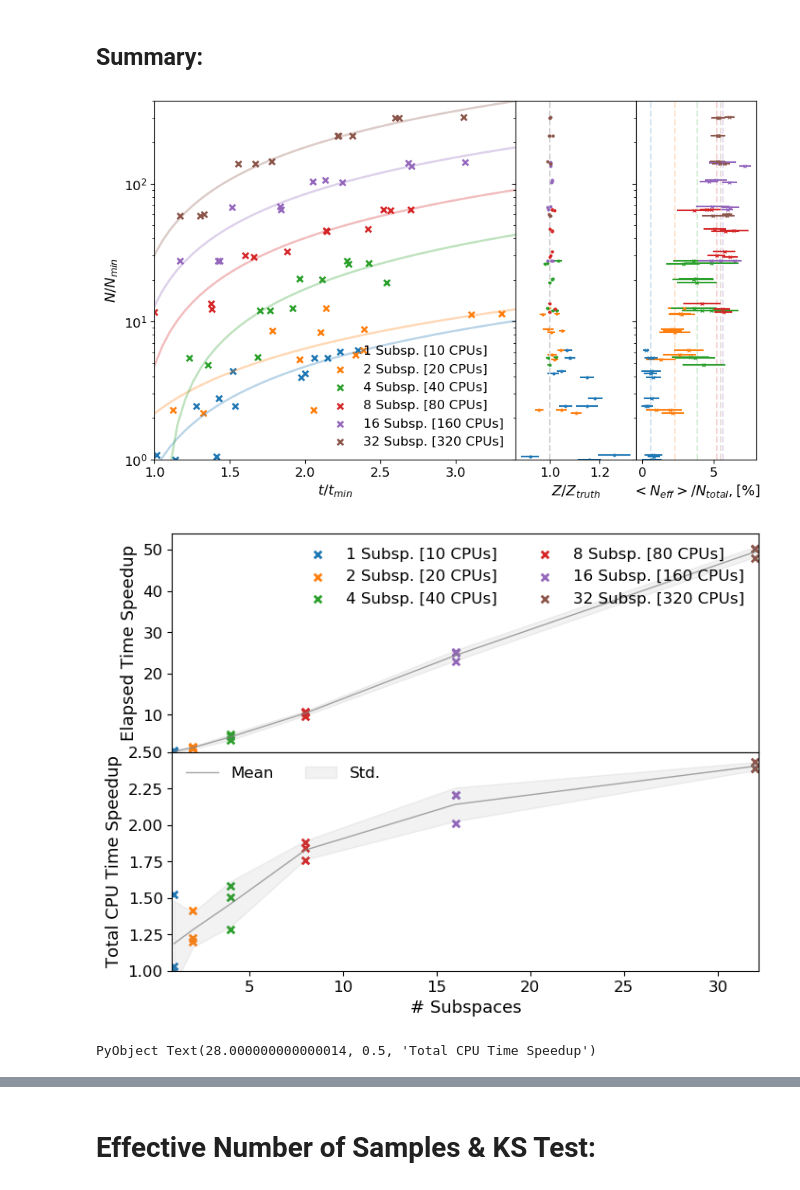
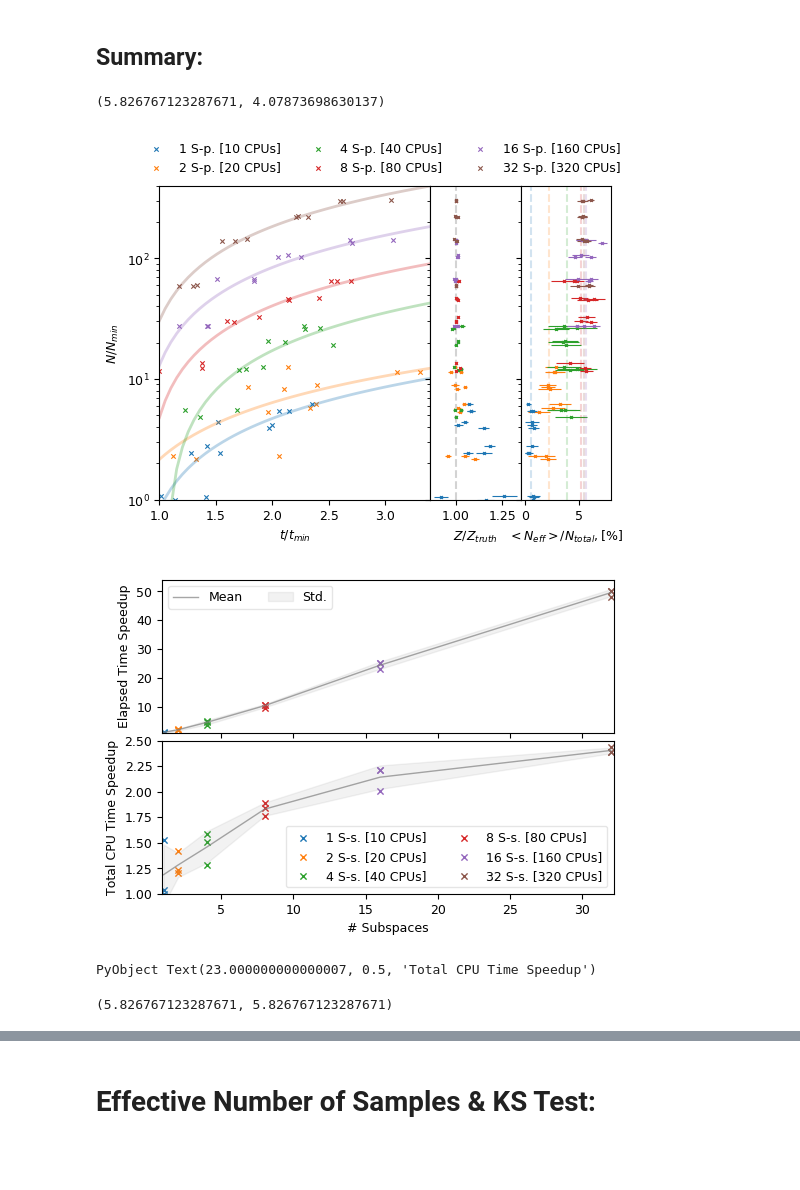
Before and after one commit to VasylHafych/Parallel_Sampling, a Jupyter notebook: notebooks/6-Benchmark-3.ipynb, the cells around one changed output, grey strips where cells are left out. Drawn from its saved outputs; the diff is of its cells as text; code cells hidden in the pictures; blank space fills up the shorter version.

Commit message:
Code for publication plots is added

```diff
--- a/notebooks/6-Benchmark-3.ipynb
+++ b/notebooks/6-Benchmark-3.ipynb
@@ -23,9 +23,9 @@ using PyPlot
 # %%
 using BAT
 # %%
-SMALL_SIZE = 12
-MEDIUM_SIZE = 13
-BIGGER_SIZE = 13
+SMALL_SIZE = 9
+MEDIUM_SIZE = 9
+BIGGER_SIZE = 10
 
 plt.rc("font", size=SMALL_SIZE)          # controls default text sizes
 plt.rc("axes", titlesize=SMALL_SIZE)     # fontsize of the axes title
@@ -328,10 +369,14 @@ PyObject Text(0.5, 24.999999999999996, 'Wall-clock time [s]')
 # %% [markdown]
 ## Summary:
+# %%
+best_size_2 = set_size(latex_width, ratio=0.7)
+# %% [output]
+(5.826767123287671, 4.07873698630137)
 # %%
 min_nsamples = minimum(summary_table.n_samples)
 min_time = minimum(summary_table.wc_total_time)
 
-fig, (ax, ax2, ax3) = plt.subplots(1,3, figsize=(10,6), sharey=true, gridspec_kw=Dict("width_ratios"=> [3, 1, 1]))
+fig, (ax, ax2, ax3) = plt.subplots(1,3, figsize=best_size_2, sharey=true, gridspec_kw=Dict("width_ratios"=> [3, 1, 1]))
 
 fig.subplots_adjust(hspace=0.00, wspace=0.00)
 
@@ -349,47 +394,47 @@ for (w_i, w_n) in enumerate(sort(unique(summary_table.n_subspaces)))
         summary_table.n_samples[mask]./min_nsamples)
 
     ax.scatter(summary_table.wc_total_time[mask]./min_time, summary_table.n_samples[mask]./min_nsamples,
-        marker = "x", s=30, lw=2,
-        color = colors, label="$w_n Subsp. [$(w_n*10) CPUs]")
+        marker = "x", s=10, lw=0.8,
+        color = colors, label="$w_n S-p. [$(w_n*10) CPUs]")
 
     ax.plot(x, f_r.(x), color=colors, alpha=0.3, lw=2)
 
     ax2.errorbar(summary_table.integrals_val[mask],
         summary_table.n_samples[mask]./min_nsamples,
-        markersize=4, lw=1.5,
-        fmt = ".",
+        markersize=2, lw=0.8,
+        fmt = "x",
         color = colors,
         uplims=true, lolims=true,
         xerr = summary_table.integrals_err[mask],)
 
     n_eff_f = mean.(stat_tests.eff_n_samples[mask] ./ stat_tests.n_samples[mask]) .* 100
     n_eff_σ = std.(stat_tests.eff_n_samples[mask] ./ stat_tests.n_samples[mask]) .* 100
     f_samples = stat_tests.n_samples[mask] ./ min_nsamples
 
-    ax3.errorbar(n_eff_f, f_samples, markersize=3, lw=1.5,
+    ax3.errorbar(n_eff_f, f_samples, markersize=2, lw=0.8,
         fmt = "x", alpha=1.,
         color = colors,
         uplims=true, lolims=true,
         xerr = n_eff_σ,)
 
     ax3.vlines([mean(n_eff_f)], 1, 400, linestyle = "--", alpha=0.2, color=colors)
 
 end
 
 ax2.vlines([1], 1, 400, linestyle = "--", color="lightgray")
 ax.set_ylim(1,400)
 ax.set_xlim(1,3.4)
 ax.set_ylabel(L"N / N_{min}")
 ax.set_xlabel(L"t/t_{min}")
 ax2.set_xlabel(L"Z \slash Z_{truth}")
 ax3.set_xlabel(L"<N_{eff}> \slash N_{total}, [\%]")
-ax.legend(ncol=1, framealpha=0.0)
+ax.legend(bbox_to_anchor=(-0.1, 1.00, 1., .102), ncol=3, framealpha=0.0)
 ax.set_yscale("log")
 
 
 # fig.savefig("../plots/fig-c.pdf", bbox_inches = "tight")
 # %% [output]
-[figure, old version]
+[figure, new version]
 # %%
 time_point = 3
 mask_point = summary_table.ind_2 .== time_point
@@ -413,30 +458,30 @@ for (w_i, w_n) in enumerate(sort(unique(summary_table.n_subspaces)))
     push!(wc_μ, mean(wc_speedup[mask])); push!(wc_σ, std(wc_speedup[mask]))
 end
 
-fig, (ax, ax2) = plt.subplots(2,1, figsize=(8,6), sharex=true)
-fig.subplots_adjust(hspace=0.00, wspace=0.03)
+fig, (ax, ax2) = plt.subplots(2,1, figsize=best_size_2, sharex=true)
+fig.subplots_adjust(hspace=0.05, wspace=0.03)
 
 for (w_i, w_n) in enumerate(sort(unique(summary_table.n_subspaces)))
 
     mask = (summary_table.n_subspaces .== w_n) .* mask_point
     colors = PyPlot.ColorMap("tab10").colors[w_i]
     ax2.scatter(summary_table.n_subspaces[mask], cpu_speedup[mask],
-    marker = "x", s=30, lw=2,
+    marker = "x", s=20, lw=1, label="$w_n S-s. [$(w_n*10) CPUs]",
         color = colors)
 
     ax.scatter(summary_table.n_subspaces[mask], wc_speedup[mask],
-    marker = "x", s=30, lw=2,
-        color = colors, label="$w_n Subsp. [$(w_n*10) CPUs]")
+    marker = "x", s=20, lw=1,
+        color = colors, )
 
 end
 
-ax2.plot(x,cpu_μ, alpha=0.7, lw=1, color="gray", label="Mean")
-ax2.fill_between(x,cpu_μ .- cpu_σ, cpu_μ .+ cpu_σ, alpha=0.1, color="gray", label="Std.")
-ax.plot(x,wc_μ, alpha=0.7, lw=1, color="gray", )
-ax.fill_between(x,wc_μ .- wc_σ, wc_μ .+ wc_σ, alpha=0.1, color="gray", )
+ax2.plot(x,cpu_μ, alpha=0.7, lw=1, color="gray", )
+ax2.fill_between(x,cpu_μ .- cpu_σ, cpu_μ .+ cpu_σ, alpha=0.1, color="gray", )
+ax.plot(x,wc_μ, alpha=0.7, lw=1, color="gray", label="Mean")
+ax.fill_between(x,wc_μ .- wc_σ, wc_μ .+ wc_σ, alpha=0.1, color="gray", label="Std.")
 
-ax2.legend(ncol=2, framealpha=0.0)
-ax.legend(ncol=2, framealpha=0.0)
+ax2.legend(ncol=2, framealpha=0.5)
+ax.legend(ncol=2, framealpha=0.5)
 ax.set_xlim(0.9, 32.2)
 ax.set_ylim(1, 54)
 ax2.set_ylim(1,2.5)
@@ -446,8 +491,12 @@ ax2.set_ylabel("Total CPU Time Speedup")
 
 # fig.savefig("../plots/fig-d.pdf", bbox_inches = "tight")
 # %% [output]
-[figure, old version]
+[figure, new version]
-PyObject Text(28.000000000000014, 0.5, 'Total CPU Time Speedup')
+PyObject Text(23.000000000000007, 0.5, 'Total CPU Time Speedup')
+# %%
+best_size_3 = set_size(latex_width, ratio=1)
+# %% [output]
+(5.826767123287671, 5.826767123287671)
 # %%
 # time_point = 3
 # mask_point = (summary_table.ind_2 .== 1) .+ (summary_table.ind_2 .== 2)
```
Also changed, not shown: parts of 5 cells of this notebook, 13 other files.
